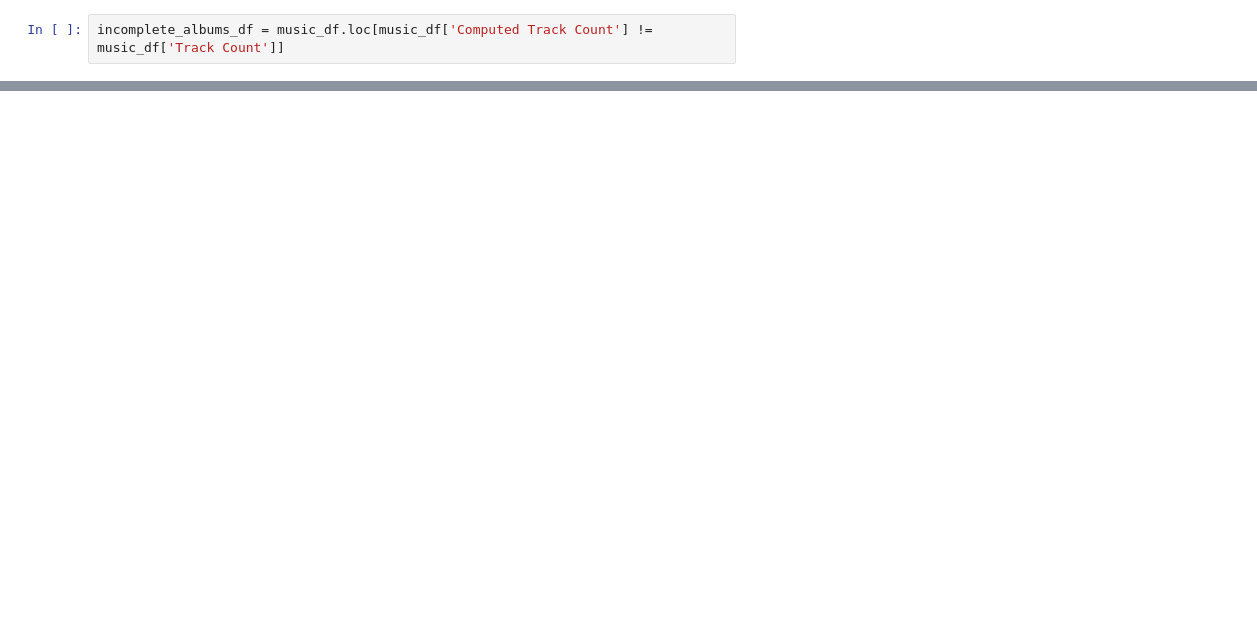
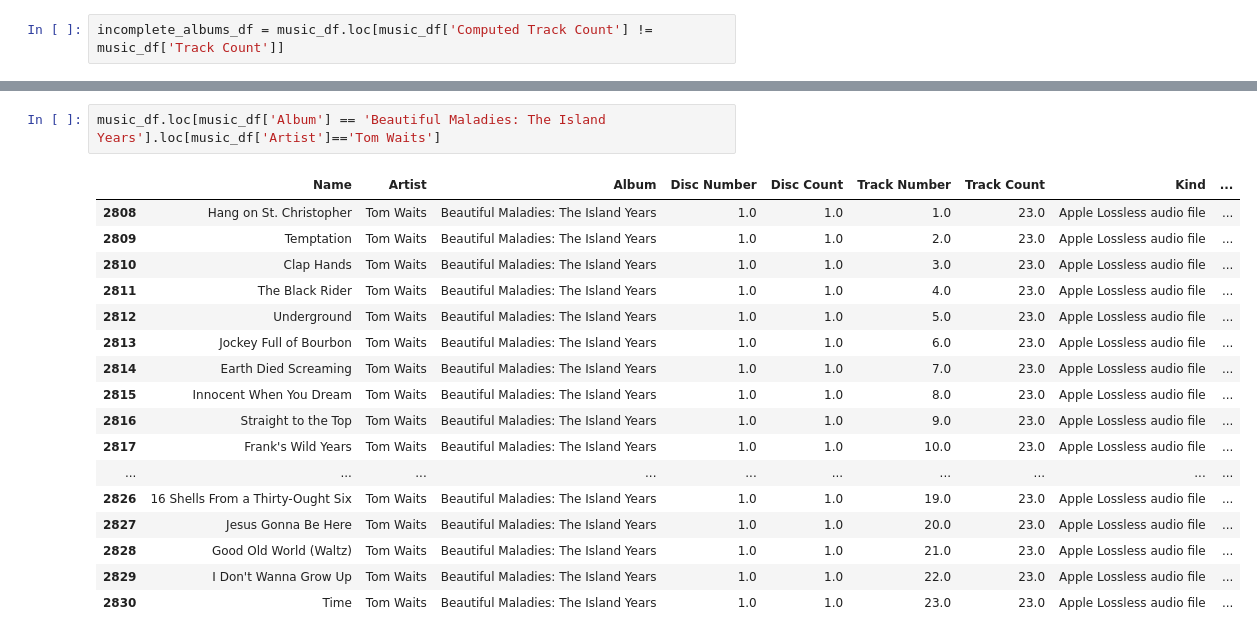
Before and after one commit to benjamenalford/JBOMLS, a Jupyter notebook: analysis/album_stats.ipynb, the cells around one changed output, grey strips where cells are left out. Saved outputs shown, nothing was run; the diff lists cells and outputs as text; blank space fills up the shorter version.

```diff
--- a/analysis/album_stats.ipynb
+++ b/analysis/album_stats.ipynb
@@ -71,0 +134,20 @@ incomplete_albums_df.loc[music_df['Artist']=='The Beatles'].loc[ music_df['Disc
+# %%
+music_df.loc[music_df['Album'] == 'Beautiful Maladies: The Island Years'].loc[music_df['Artist']=='Tom Waits']
+# %% [output]
+|  | Name | Artist | Album | Disc Number | Disc Count | Track Number | Track Count | Kind | ... |
+| 2808 | Hang on St. Christopher | Tom Waits | Beautiful Maladies: The Island Years | 1.0 | 1.0 | 1.0 | 23.0 | Apple Lossless audio file | ... |
+| 2809 | Temptation | Tom Waits | Beautiful Maladies: The Island Years | 1.0 | 1.0 | 2.0 | 23.0 | Apple Lossless audio file | ... |
+| 2810 | Clap Hands | Tom Waits | Beautiful Maladies: The Island Years | 1.0 | 1.0 | 3.0 | 23.0 | Apple Lossless audio file | ... |
+| 2811 | The Black Rider | Tom Waits | Beautiful Maladies: The Island Years | 1.0 | 1.0 | 4.0 | 23.0 | Apple Lossless audio file | ... |
+| 2812 | Underground | Tom Waits | Beautiful Maladies: The Island Years | 1.0 | 1.0 | 5.0 | 23.0 | Apple Lossless audio file | ... |
+| 2813 | Jockey Full of Bourbon | Tom Waits | Beautiful Maladies: The Island Years | 1.0 | 1.0 | 6.0 | 23.0 | Apple Lossless audio file | ... |
+| 2814 | Earth Died Screaming | Tom Waits | Beautiful Maladies: The Island Years | 1.0 | 1.0 | 7.0 | 23.0 | Apple Lossless audio file | ... |
+| 2815 | Innocent When You Dream | Tom Waits | Beautiful Maladies: The Island Years | 1.0 | 1.0 | 8.0 | 23.0 | Apple Lossless audio file | ... |
+| 2816 | Straight to the Top | Tom Waits | Beautiful Maladies: The Island Years | 1.0 | 1.0 | 9.0 | 23.0 | Apple Lossless audio file | ... |
+| 2817 | Frank's Wild Years | Tom Waits | Beautiful Maladies: The Island Years | 1.0 | 1.0 | 10.0 | 23.0 | Apple Lossless audio file | ... |
+| ... | ... | ... | ... | ... | ... | ... | ... | ... | ... |
+| 2826 | 16 Shells From a Thirty-Ought Six | Tom Waits | Beautiful Maladies: The Island Years | 1.0 | 1.0 | 19.0 | 23.0 | Apple Lossless audio file | ... |
+| 2827 | Jesus Gonna Be Here | Tom Waits | Beautiful Maladies: The Island Years | 1.0 | 1.0 | 20.0 | 23.0 | Apple Lossless audio file | ... |
+| 2828 | Good Old World (Waltz) | Tom Waits | Beautiful Maladies: The Island Years | 1.0 | 1.0 | 21.0 | 23.0 | Apple Lossless audio file | ... |
+| 2829 | I Don't Wanna Grow Up | Tom Waits | Beautiful Maladies: The Island Years | 1.0 | 1.0 | 22.0 | 23.0 | Apple Lossless audio file | ... |
+| 2830 | Time | Tom Waits | Beautiful Maladies: The Island Years | 1.0 | 1.0 | 23.0 | 23.0 | Apple Lossless audio file | ... |
```
Also changed, not shown: parts of 10 cells of this notebook, 1 other file.
